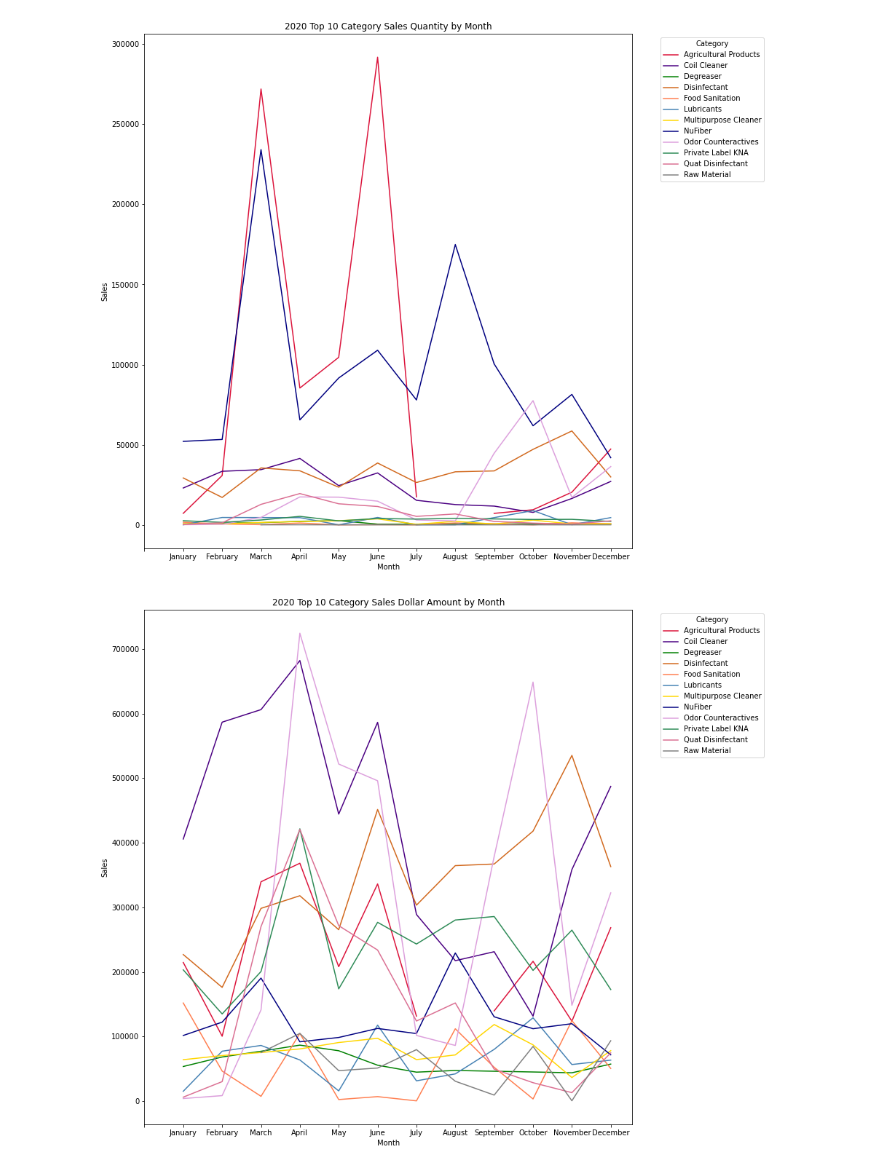
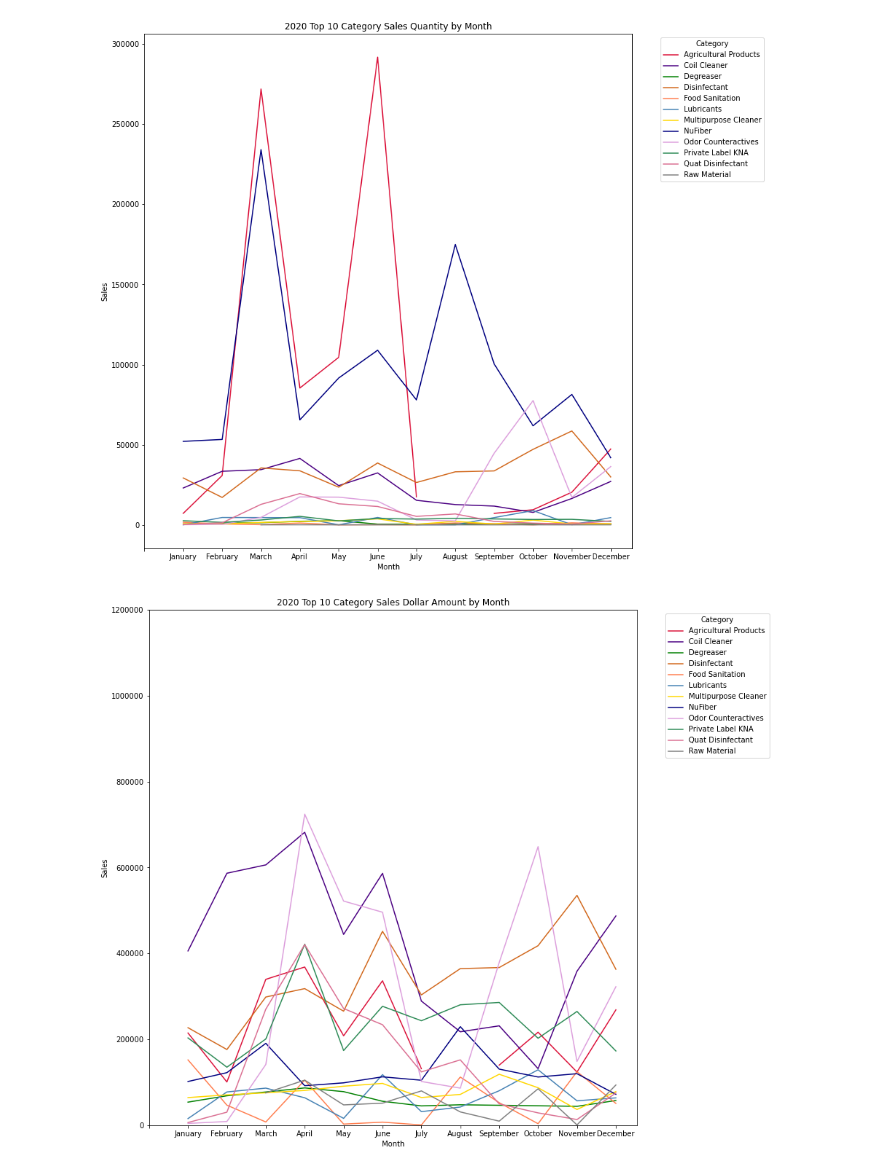
Before and after one commit to aadeba5/Project1, a Jupyter notebook: Nuance_Eric.ipynb, the cells around one changed output. Saved outputs shown, nothing was run; the diff lists cells and outputs as text; code cells hidden in the pictures.

Commit message:
Made plot y axis equal

```diff
--- a/Nuance_Eric.ipynb
+++ b/Nuance_Eric.ipynb
@@ -341,13 +343,14 @@ plt.show()
 # %%
 ax=twenty_20_monthly.unstack('category')['price_net'].plot(kind='line', figsize=(12,13), color = colors)
 plt.legend(title='Category', bbox_to_anchor=(1.05, 1), loc='upper left')
 plt.xticks(ticks = np.arange(13), labels =('','January', 'February', 'March', 'April', 'May', 'June', 'July', 'August',
                   'September', 'October', 'November', 'December'))
 plt.xlabel('Month')
 plt.ylabel('Sales')
+plt.ylim(0,1200000)
 plt.ticklabel_format(useOffset=False, style = 'plain', axis = 'y')
 plt.title('2020 Top 10 Category Sales Dollar Amount by Month')
 plt.savefig('output/2020 Top 10 Category Sales Dollar Amount by month',facecolor='w', bbox_inches='tight')
 plt.show()
 # %% [output]
-[figure, old version]
+[figure, new version]
```
Also changed, not shown: parts of 2 cells of this notebook, 3 other files.
